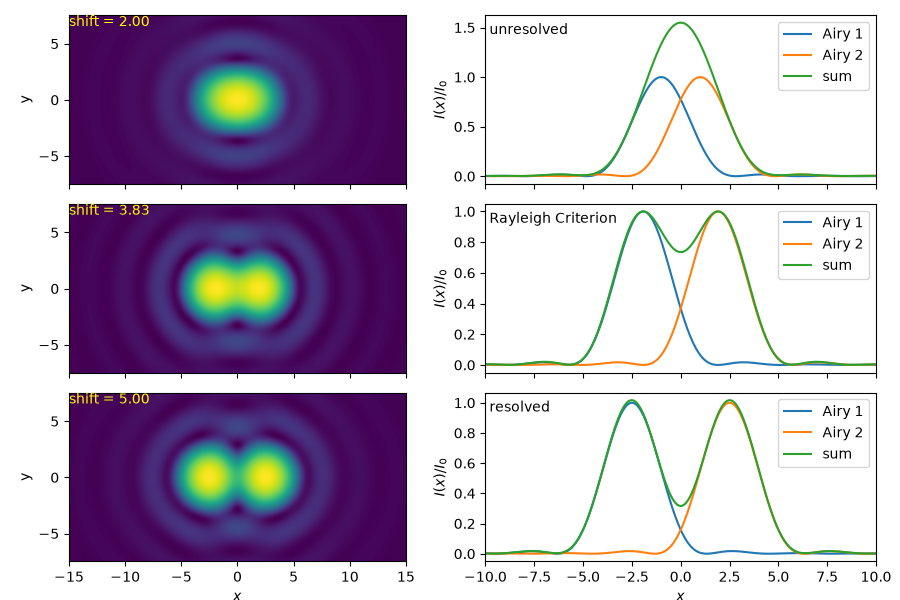
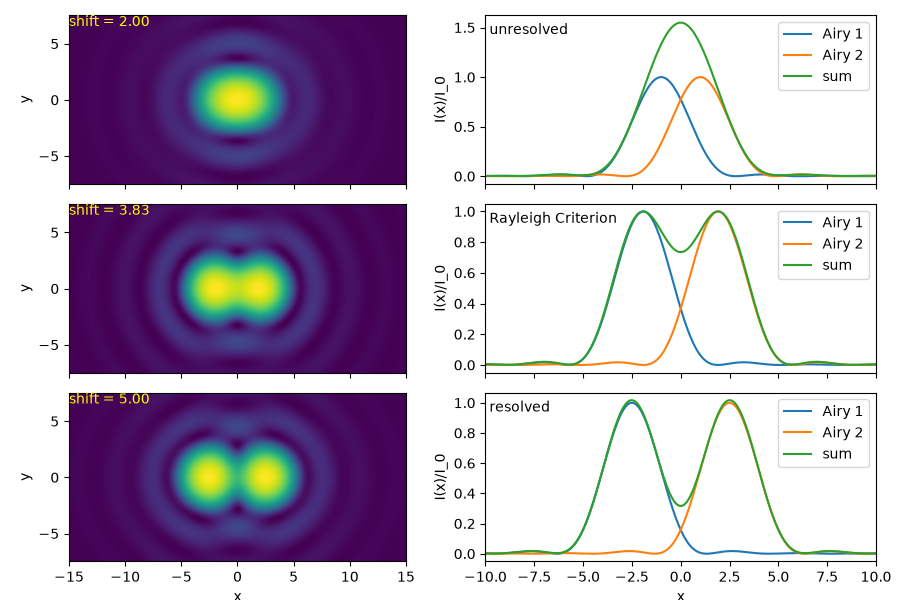
The notebook cell's code change between the first figure and the second:
--- before
+++ after
@@ -30,5 +30,5 @@
     ax[i,1].text(-10,ymax*.95,text[i], color = 'black', verticalalignment = 'top');
     
-    ax[i,1].set_ylabel('$I(x)/I_0$')
+    ax[i,1].set_ylabel('I(x)/I_0')
     ax[i,1].legend();
     
@@ -38,4 +38,5 @@
 plt.tight_layout();
 
-ax[2,0].set_xlabel('$x$')
-ax[2,1].set_xlabel('$x$');
+ax[2,0].set_xlabel('x')
+ax[2,1].set_xlabel('x')
+fig.show();

Commit: Update 09AM_Electron_Optics.ipynb